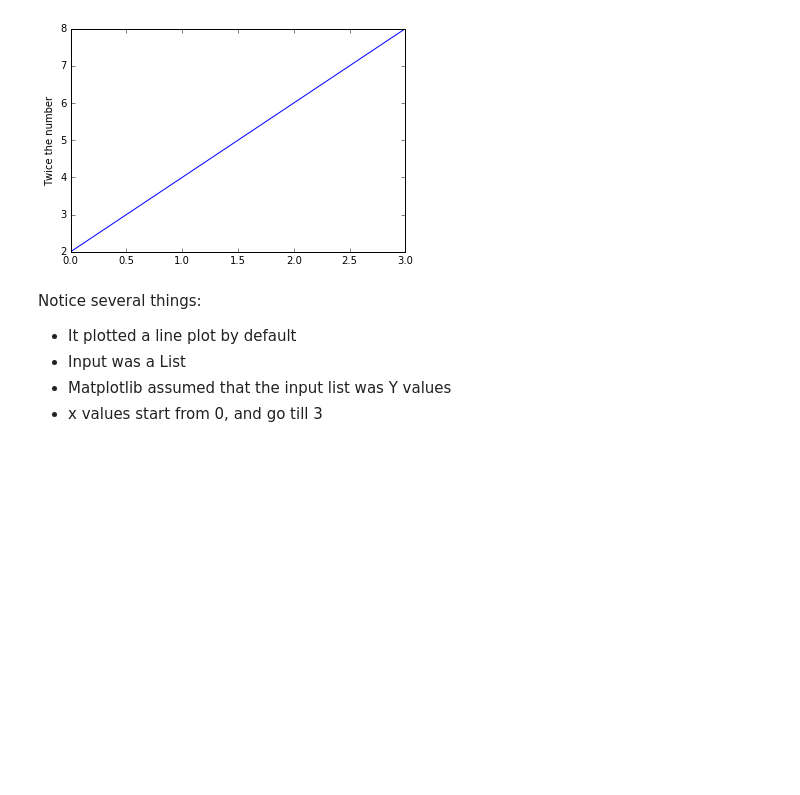
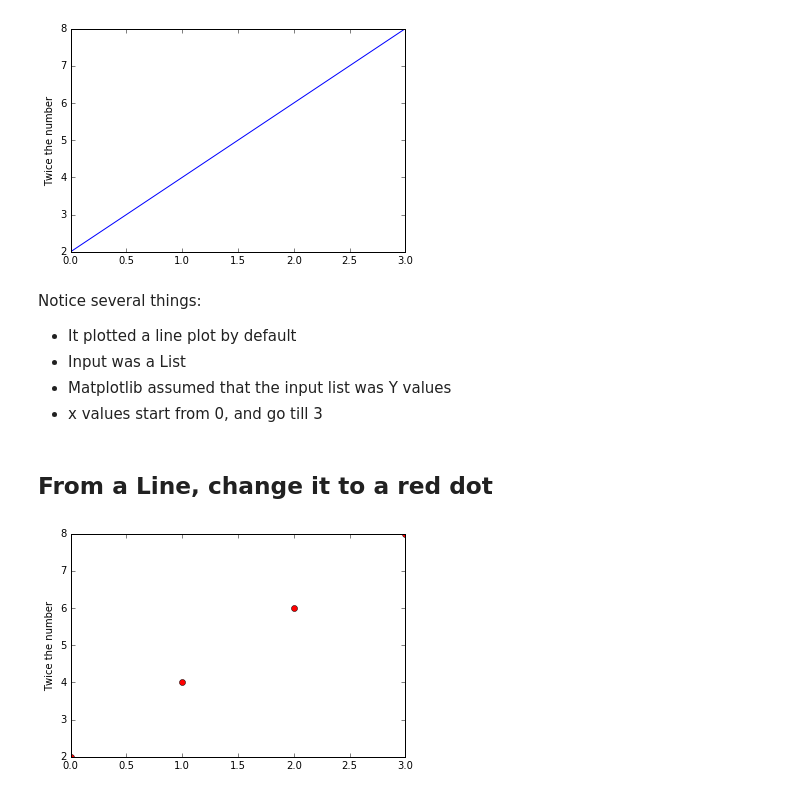
Before and after one commit to Ram-N/data-analysis-using-python, a Jupyter notebook: Basics of Plotting using Python.ipynb, the cells around one changed output. Cells and saved outputs as stored; diff of their text form; code cells hidden in the pictures; blank space fills up the shorter version.

```diff
--- a/Basics of Plotting using Python.ipynb
+++ b/Basics of Plotting using Python.ipynb
@@ -32,3 +32,11 @@ Notice several things:
 - Input was a List
 - Matplotlib assumed that the input list was Y values
 - x values start from 0, and go till 3
+# %% [markdown]
+## From a Line, change it to a red dot
+# %%
+plt.plot([2,4,6,8], 'ro')
+plt.ylabel('Twice the number')
+plt.show()
+# %% [output]
+[figure, added]
```
Also changed, not shown: parts of 19 cells of this notebook, 2 other files.
